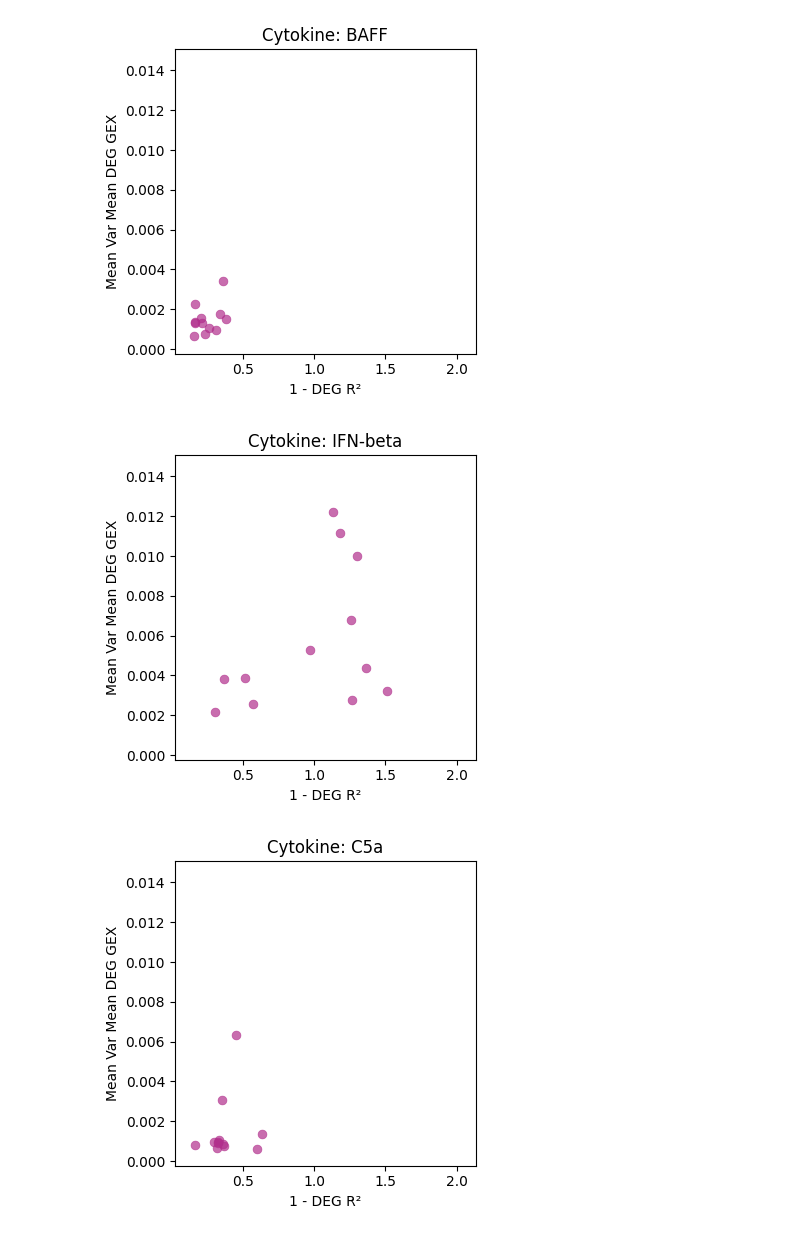
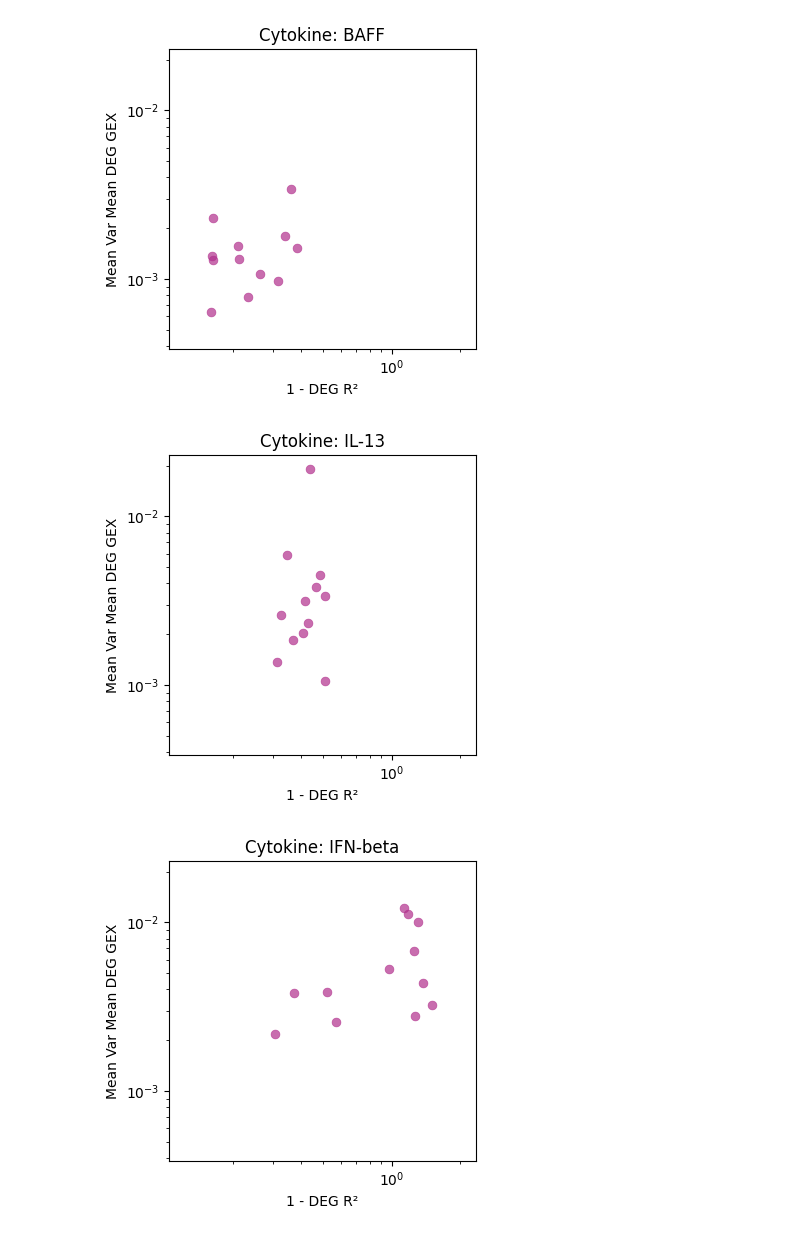
Before and after one commit to theislab/cellflow_reproducibility, a Jupyter notebook: fig_2/load_results_cellflow_stochastic.ipynb, the cells around one changed output. Saved outputs shown, nothing was run; the diff lists cells and outputs as text; code cells hidden in the pictures.

```diff
--- a/fig_2/load_results_cellflow_stochastic.ipynb
+++ b/fig_2/load_results_cellflow_stochastic.ipynb
@@ -176,13 +206,17 @@ x_col = "one_minus_mean_deg_r_sq_per_cell_type"
 y_col = "mean_var_mean_deg_gex_per_cell_type"
 
 # 2. Compute global limits with a 5% buffer
-def get_buffered_limits(data_series, buffer=0.05):
-    dmin, dmax = data_series.min(), data_series.max()
-    drange = dmax - dmin
-    return dmin - (drange * buffer), dmax + (drange * buffer)
+def get_log_buffered_limits(data_series, buffer=0.05):
+    data = data_series[data_series > 0]  # log requires positive values
+    log_data = np.log10(data)
 
-xmin, xmax = get_buffered_limits(df[x_col])
-ymin, ymax = get_buffered_limits(df[y_col])
+    lmin, lmax = log_data.min(), log_data.max()
+    lrange = lmax - lmin
+
+    return 10**(lmin - lrange * buffer), 10**(lmax + lrange * buffer)
+
+xmin, xmax = get_log_buffered_limits(df[x_col])
+ymin, ymax = get_log_buffered_limits(df[y_col])
 
 # 3. Iterate and Plot
 for donor in donor_order:
@@ -204,12 +238,15 @@ for donor in donor_order:
     )
 
     plt.title(f"Donor: {donor}", fontsize=12)
-    plt.xlabel("Neg Mean DEG R²")
+    plt.xlabel("1 - DEG R²")
     plt.ylabel("Mean Var Mean DEG GEX")
 
     # Apply the buffered limits
     plt.xlim(xmin, xmax)
     plt.ylim(ymin, ymax)
+
+    plt.xscale('log')
+    plt.yscale('log')
 
     plt.tight_layout()
 
@@ -277,13 +315,17 @@ x_col = "one_minus_mean_deg_r_sq_per_cell_type"
 y_col = "mean_var_mean_deg_gex_per_cell_type"
 
 # 2. Compute global limits with a 5% buffer
-def get_buffered_limits(data_series, buffer=0.05):
-    dmin, dmax = data_series.min(), data_series.max()
-    drange = dmax - dmin
-    return dmin - (drange * buffer), dmax + (drange * buffer)
+def get_log_buffered_limits(data_series, buffer=0.05):
+    data = data_series[data_series > 0]  # log requires positive values
+    log_data = np.log10(data)
 
-xmin, xmax = get_buffered_limits(df[x_col])
-ymin, ymax = get_buffered_limits(df[y_col])
+    lmin, lmax = log_data.min(), log_data.max()
+    lrange = lmax - lmin
+
+    return 10**(lmin - lrange * buffer), 10**(lmax + lrange * buffer)
+
+xmin, xmax = get_log_buffered_limits(df[x_col])
+ymin, ymax = get_log_buffered_limits(df[y_col])
 
 # 3. Iterate and Plot
 for cyto in cytokines:
@@ -306,6 +348,10 @@ for cyto in cytokines:
     plt.xlabel("1 - DEG R²")
     plt.ylabel("Mean Var Mean DEG GEX")
 
+    plt.xscale('log')
+    plt.yscale('log')
+
+
     # Apply the buffered limits
     plt.xlim(xmin, xmax)
     plt.ylim(ymin, ymax)
@@ -330,3 +376,3 @@ for cyto in cytokines:
-[figure, old version]
+[figure, new version]
-[figure, old version]
+[figure, new version]
-[figure, old version]
+[figure, new version]
```
Also changed, not shown: parts of 11 cells of this notebook, 12 other files.
